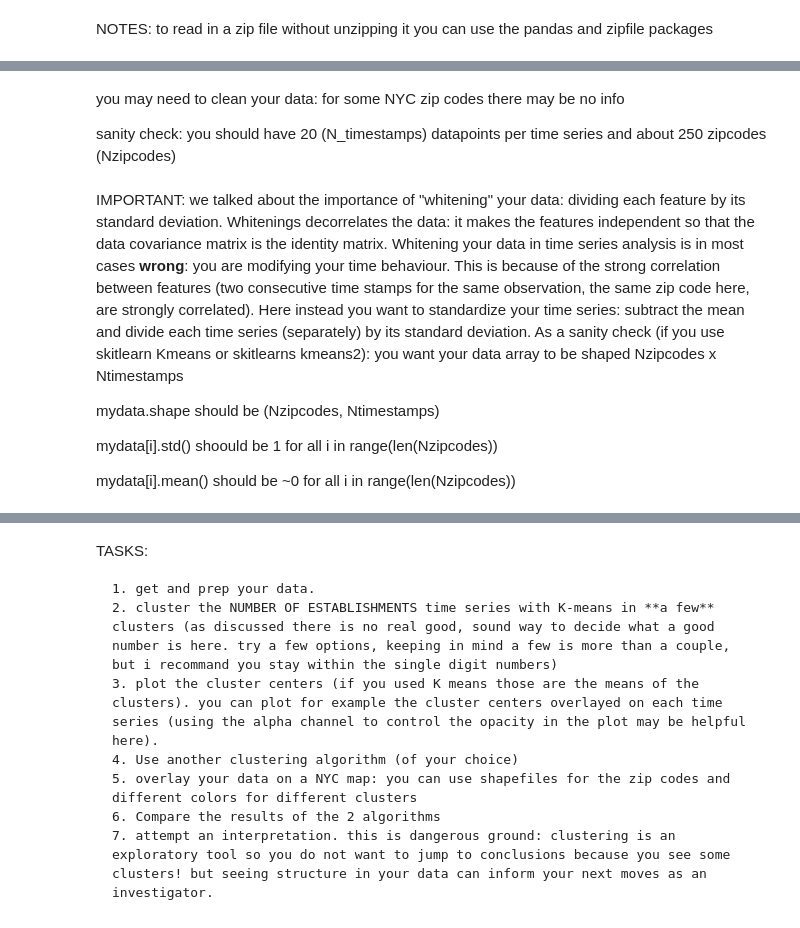
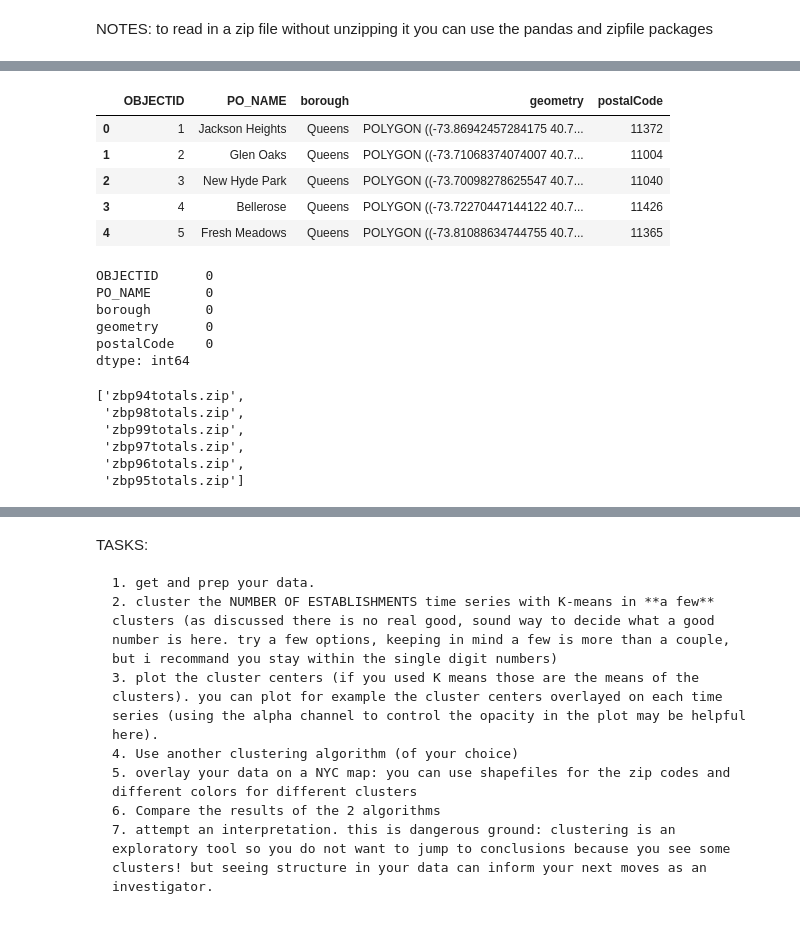
Before and after one commit to alephcero/PUI2016_fdg224, a Jupyter notebook: HW11_fdg224/HW11_2_fdg224.ipynb, the cells around one changed output, grey strips where cells are left out. Drawn from its saved outputs; the diff is of its cells as text; code cells hidden in the pictures.

```diff
--- a/HW11_fdg224/HW11_2_fdg224.ipynb
+++ b/HW11_fdg224/HW11_2_fdg224.ipynb
@@ -31,14 +61,0 @@ This website id currently down. I uploaded the geojson file in the github repo a
-# %% [markdown]
-you may need to clean your data: for some NYC zip codes there may be no info
-
-sanity check: you should have 20 (N_timestamps) datapoints per time series and about 250 zipcodes (Nzipcodes)
-# %% [markdown]
-IMPORTANT: we talked about the importance of "whitening" your data: dividing each feature by its standard deviation.
-Whitenings decorrelates the data: it makes the features independent so that the data covariance matrix is the identity matrix.
-Whitening your data in time series analysis is in most cases **wrong**: you are modifying your time behaviour. This is because of the strong correlation between features (two consecutive time stamps for the same observation, the same zip code here, are strongly correlated). Here instead you want to standardize your time series: subtract the mean and divide each time series (separately) by its standard deviation. As a sanity check (if you use skitlearn Kmeans or skitlearns kmeans2): you want your data array to be shaped Nzipcodes x Ntimestamps
-
-mydata.shape should be (Nzipcodes, Ntimestamps)
-
-mydata[i].std() shoould be 1 for all i in range(len(Nzipcodes))
-
-mydata[i].mean() should be ~0 for all i in range(len(Nzipcodes))
@@ -44,0 +74,31 @@ mydata[i].mean() should be ~0 for all i in range(len(Nzipcodes))
+# %%
+zipcodes.head()
+# %% [output]
+|  | OBJECTID | PO_NAME | borough | geometry | postalCode |
+| 0 | 1 | Jackson Heights | Queens | POLYGON ((-73.86942457284175 40.7... | 11372 |
+| 1 | 2 | Glen Oaks | Queens | POLYGON ((-73.71068374074007 40.7... | 11004 |
+| 2 | 3 | New Hyde Park | Queens | POLYGON ((-73.70098278625547 40.7... | 11040 |
+| 3 | 4 | Bellerose | Queens | POLYGON ((-73.72270447144122 40.7... | 11426 |
+| 4 | 5 | Fresh Meadows | Queens | POLYGON ((-73.81088634744755 40.7... | 11365 |
+# %%
+zipcodes.isnull().sum()
+# %% [output]
+OBJECTID      0
+PO_NAME       0
+borough       0
+geometry      0
+postalCode    0
+dtype: int64
+# %%
+f = []
+for (dirpath, dirnames, filenames) in os.walk(os.getenv("PUIDATA") +'/ecoCensus/'):
+    f.extend(filenames)
+    break
+f
+# %% [output]
+['zbp94totals.zip',
+ 'zbp98totals.zip',
+ 'zbp99totals.zip',
+ 'zbp97totals.zip',
+ 'zbp96totals.zip',
+ 'zbp95totals.zip']
```
Also changed, not shown: parts of 17 cells of this notebook.
